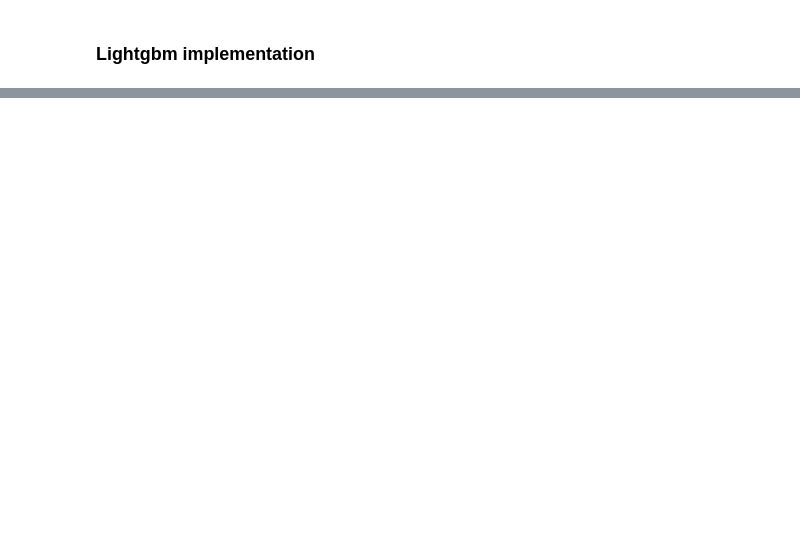
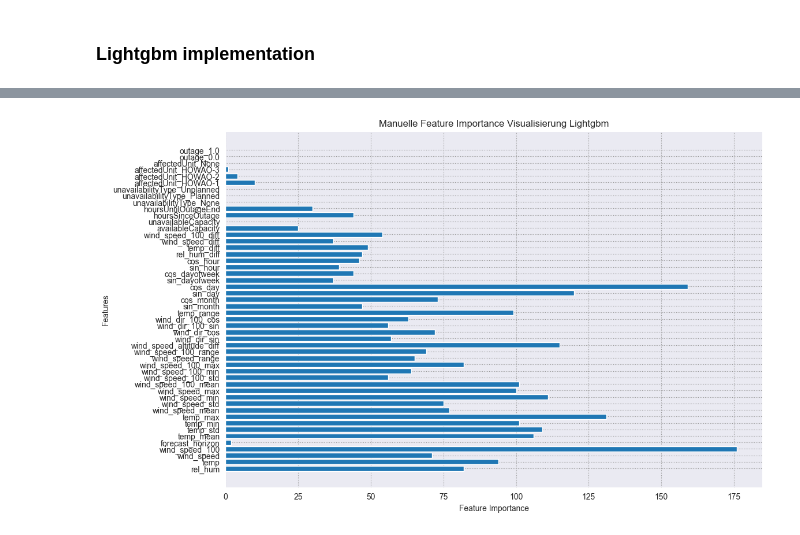
Before and after one commit to av1c3nna/awp2, a Jupyter notebook: model_training.ipynb, the cells around one changed output, grey strips where cells are left out. Drawn from its saved outputs; the diff is of its cells as text; code cells hidden in the pictures; blank space fills up the shorter version.

Commit message:
corrected the plot cells for lightgbm models

```diff
--- a/model_training.ipynb
+++ b/model_training.ipynb
@@ -378,20 +380,22 @@ You can set `force_col_wise=true` to remove the overhead.
 # %%
 importance_df = pd.DataFrame({
     'Feature': qr_lightgbm_wind.feature_name_,
     'Importance': qr_lightgbm_wind.feature_importances_
 })
 
 # Nach Wichtigkeit sortieren
 #importance_df = importance_df.sort_values(by='Importance', ascending=False)
-importance_df["feature_name"] = merged_hornsea.drop(['Solar_MWh_credit', 'Wind_MWh_credit'], axis=1).columns
+importance_df["feature_name"] = feature_engineerer_wind.features_after_fe
 # Plotten der Feature Importance
 plt.figure(figsize=(12, 8))  # Plot-Größe anpassen
 plt.barh(importance_df['feature_name'], importance_df['Importance'])
 plt.xlabel('Feature Importance')
 plt.ylabel('Features')
 plt.title('Manuelle Feature Importance Visualisierung Lightgbm')
 plt.grid(True)
 plt.show()
+# %% [output]
+[figure, added]
 # %%
 importance_df = pd.DataFrame({
     'Feature': qr_lightgbm.feature_name_,
```
Also changed, not shown: parts of 8 cells of this notebook.
